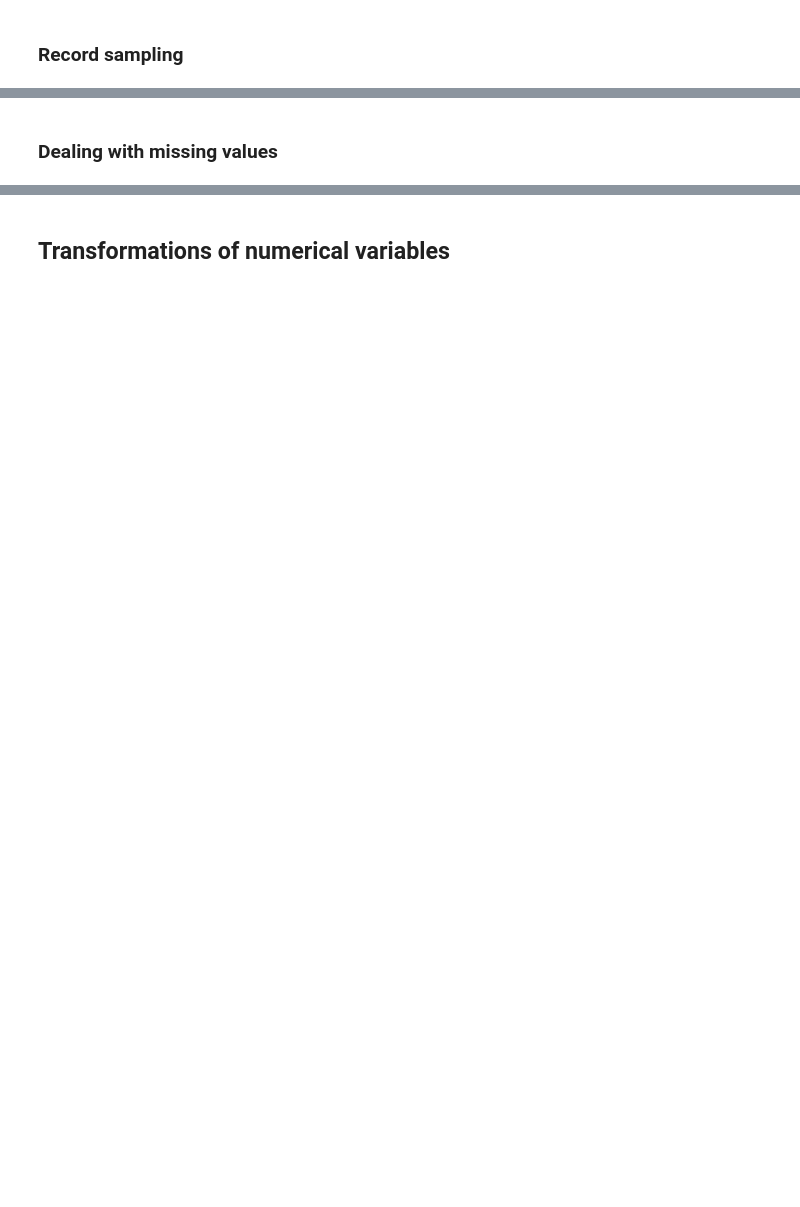
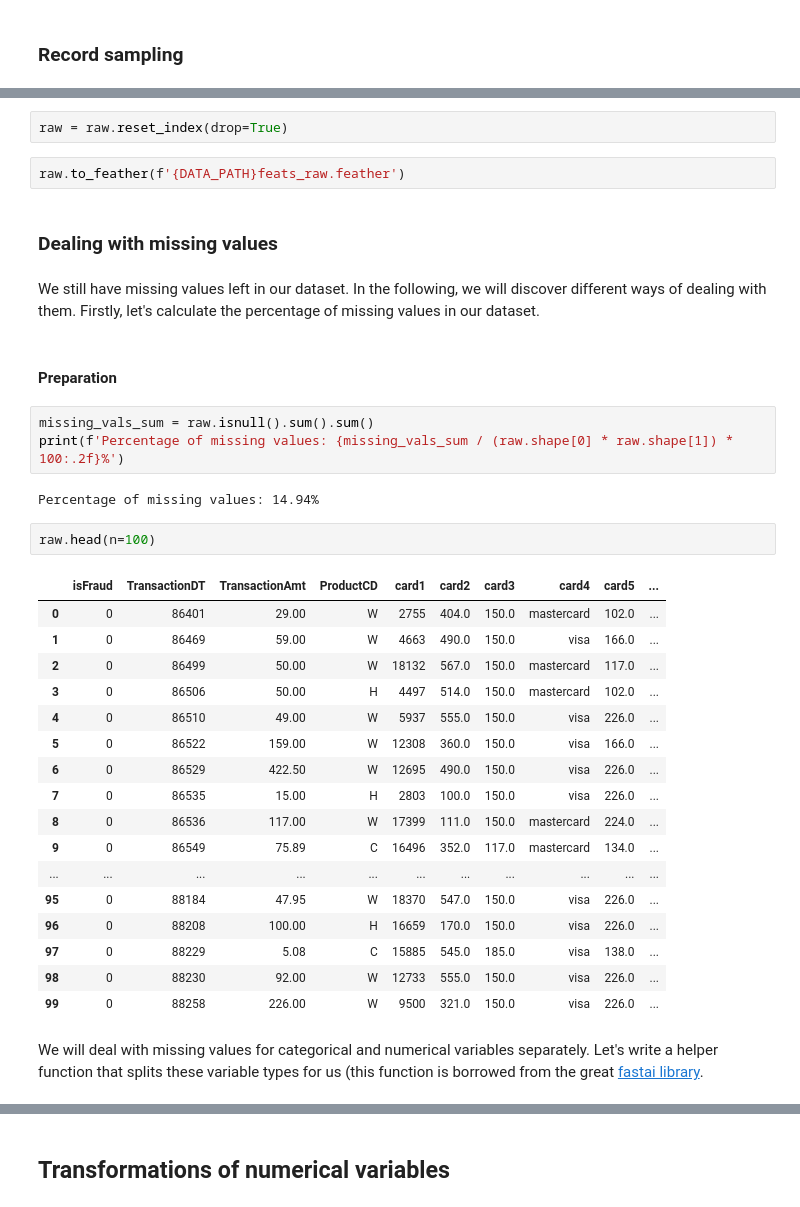
Before and after one commit to felixpeters/ml-workflow-tools, a Jupyter notebook: nbs/04_Feature_Engineering.ipynb, the cells around one changed output, grey strips where cells are left out. Cells and saved outputs as stored; diff of their text form; blank space fills up the shorter version.

```diff
--- a/nbs/04_Feature_Engineering.ipynb
+++ b/nbs/04_Feature_Engineering.ipynb
@@ -132,2 +191,37 @@ Number of rows after record sampling: 589099
+# %%
+raw = raw.reset_index(drop=True)
+# %%
+raw.to_feather(f'{DATA_PATH}feats_raw.feather')
 # %% [markdown]
 ### Dealing with missing values
+# %% [markdown]
+We still have missing values left in our dataset. In the following, we will discover different ways of dealing with them. Firstly, let's calculate the percentage of missing values in our dataset.
+# %% [markdown]
+#### Preparation
+# %%
+missing_vals_sum = raw.isnull().sum().sum()
+print(f'Percentage of missing values: {missing_vals_sum / (raw.shape[0] * raw.shape[1]) * 100:.2f}%')
+# %% [output]
+Percentage of missing values: 14.94%
+# %%
+raw.head(n=100)
+# %% [output]
+|  | isFraud | TransactionDT | TransactionAmt | ProductCD | card1 | card2 | card3 | card4 | card5 | ... |
+| 0 | 0 | 86401 | 29.00 | W | 2755 | 404.0 | 150.0 | mastercard | 102.0 | ... |
+| 1 | 0 | 86469 | 59.00 | W | 4663 | 490.0 | 150.0 | visa | 166.0 | ... |
+| 2 | 0 | 86499 | 50.00 | W | 18132 | 567.0 | 150.0 | mastercard | 117.0 | ... |
+| 3 | 0 | 86506 | 50.00 | H | 4497 | 514.0 | 150.0 | mastercard | 102.0 | ... |
+| 4 | 0 | 86510 | 49.00 | W | 5937 | 555.0 | 150.0 | visa | 226.0 | ... |
+| 5 | 0 | 86522 | 159.00 | W | 12308 | 360.0 | 150.0 | visa | 166.0 | ... |
+| 6 | 0 | 86529 | 422.50 | W | 12695 | 490.0 | 150.0 | visa | 226.0 | ... |
+| 7 | 0 | 86535 | 15.00 | H | 2803 | 100.0 | 150.0 | visa | 226.0 | ... |
+| 8 | 0 | 86536 | 117.00 | W | 17399 | 111.0 | 150.0 | mastercard | 224.0 | ... |
+| 9 | 0 | 86549 | 75.89 | C | 16496 | 352.0 | 117.0 | mastercard | 134.0 | ... |
+| ... | ... | ... | ... | ... | ... | ... | ... | ... | ... | ... |
+| 95 | 0 | 88184 | 47.95 | W | 18370 | 547.0 | 150.0 | visa | 226.0 | ... |
+| 96 | 0 | 88208 | 100.00 | H | 16659 | 170.0 | 150.0 | visa | 226.0 | ... |
+| 97 | 0 | 88229 | 5.08 | C | 15885 | 545.0 | 185.0 | visa | 138.0 | ... |
+| 98 | 0 | 88230 | 92.00 | W | 12733 | 555.0 | 150.0 | visa | 226.0 | ... |
+| 99 | 0 | 88258 | 226.00 | W | 9500 | 321.0 | 150.0 | visa | 226.0 | ... |
+# %% [markdown]
+We will deal with missing values for categorical and numerical variables separately. Let's write a helper function that splits these variable types for us (this function is borrowed from the great [fastai library](https://docs.fast.ai/tabular.html).
```
Also changed, not shown: parts of 64 cells of this notebook, 3 other files.
